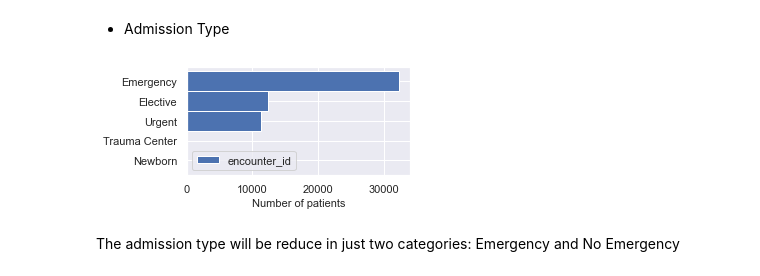
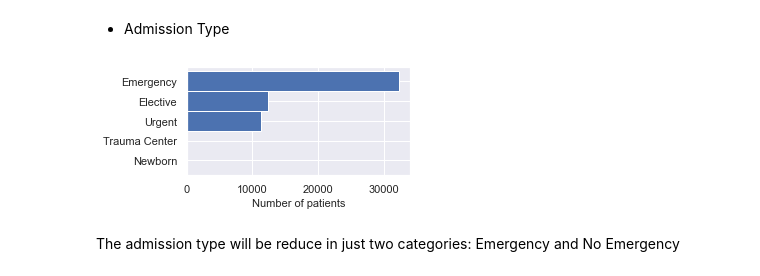
Before and after one commit to anmarphy/Patient-hospital-readmission-US, a Jupyter notebook: Diabetes_130_Part_1.ipynb, the cells around one changed output. Saved outputs shown, nothing was run; the diff lists cells and outputs as text; code cells hidden in the pictures.

```diff
--- a/Diabetes_130_Part_1.ipynb
+++ b/Diabetes_130_Part_1.ipynb
@@ -152,11 +152,13 @@ def barchart_horizontal(column, labels, title, plot_name,a,b):
     feq.plot.barh(figsize=(a,b),  width= 1)
     plt.xlabel('Number of patients', fontsize = 11)
     plt.ylabel('')
+    plt.legend().set_visible(False)
     return plt.show()
 # %%
-barchart_horizontal('admission_type_id', ['Emergency','Urgent','Elective','Newborn','Trauma Center'], 'Admission Type Distribution', 'Admission_type.png',4,2)
+Admission_ty=['Emergency','Urgent','Elective','Newborn','Trauma Center']
+barchart_horizontal('admission_type_id', Admission_ty, 'Admission Type Distribution', 'Admission_type.png',4,2)
 # %% [output]
-[figure, old version]
+[figure, new version]
 # %% [markdown]
 The admission type will be reduce in just two categories: Emergency and No Emergency
 # %%
```
Also changed, not shown: parts of 34 cells of this notebook.
